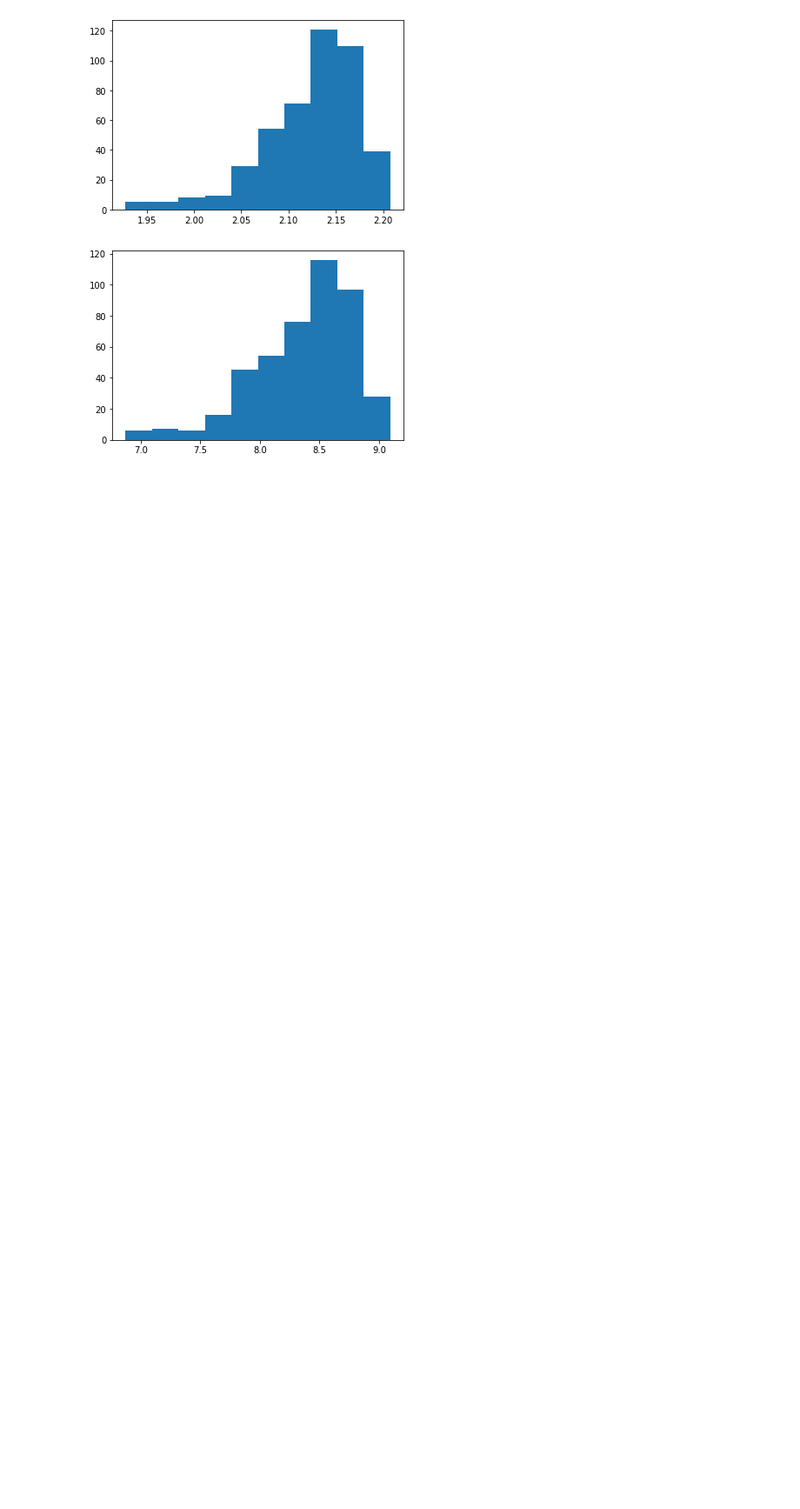
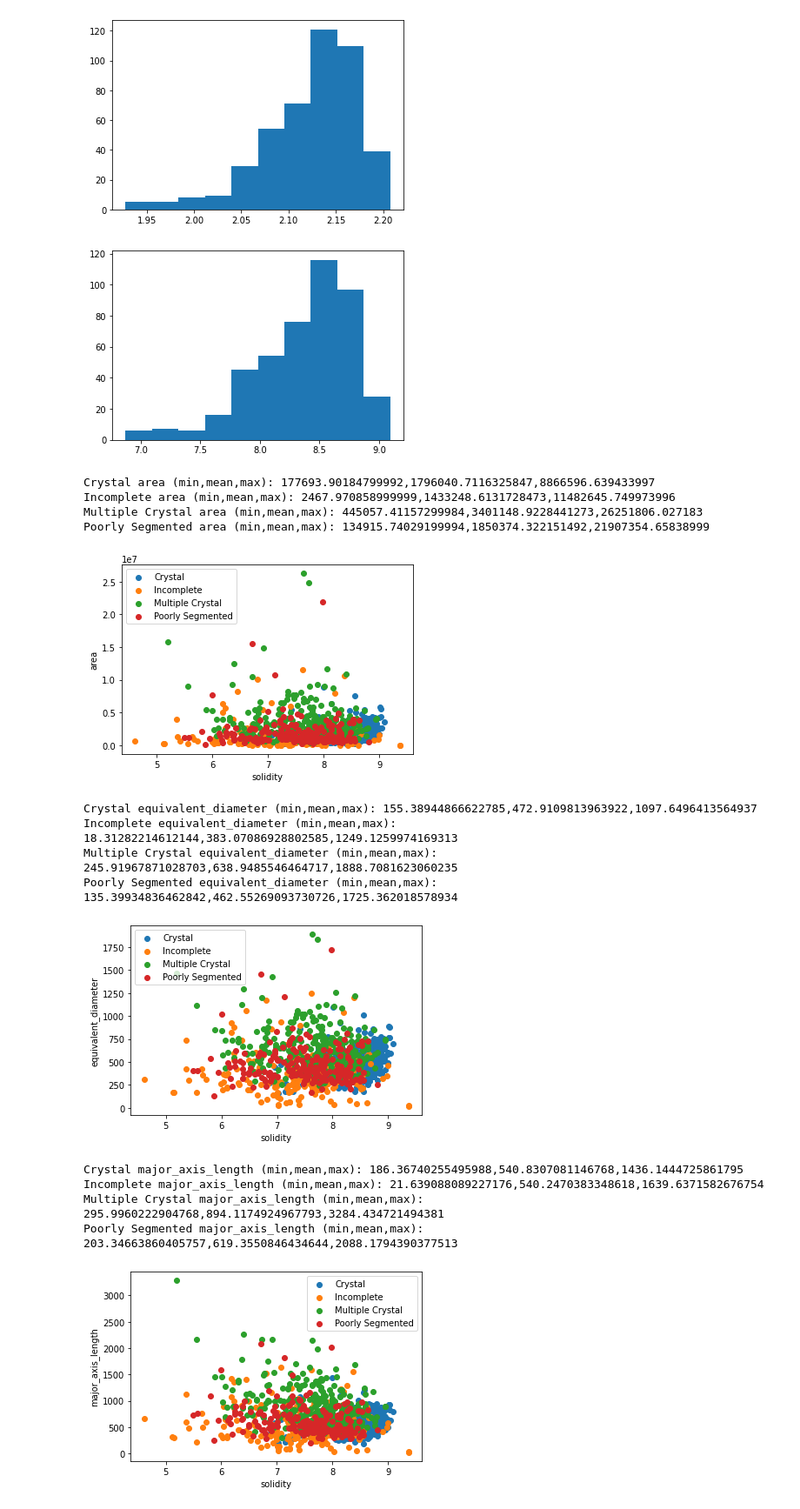
Before and after one commit to jepietryga/colloidalcrystal_ml, a Jupyter notebook: Notebooks/DataViewing_OverviewFigures.ipynb, the cells around one changed output. Shown at 87% size. Cells and saved outputs as stored; diff of their text form; code cells hidden in the pictures; blank space fills up the shorter version.

```diff
--- a/Notebooks/CC_DataViewing.ipynb
+++ b/Notebooks/DataViewing_OverviewFigures.ipynb
@@ -6,7 +6,7 @@ import matplotlib.pyplot as plt
 import numpy as np
 import seaborn as sn
 
-filename = 'S_MF_data.csv'#'salvaged_RC_data.csv'#'dataset_072522.csv'
+filename = '../Results/training_data.csv'#'salvaged_RC_data.csv'#'dataset_072522.csv'
 df = pd.read_csv(filename)
 
 label="Labels"
@@ -172,31 +172,47 @@ for feature in feature_list:
         ydata=segregated_data[ylabel]
         plt.scatter(xdata,ydata)
         plt.xlabel(xlabel)
         plt.ylabel(ylabel)
         plt.legend(label_list)
         print(f'{label} {feature} (min,mean,max): {np.min(ydata)},{np.average(ydata)},{np.max(ydata)}')
     plt.show()
 
 
 features=['area',
 #        'equivalent_diameter',
 #        'orientation',
     'major_axis_length',
     'minor_axis_length',
     'perimeter',
         'min_intensity',
         'mean_intensity',
         'max_intensity',
     'solidity',
     'major_axis_length/minor_axis_length',
     'perimeter/major_axis_length',
     'perimeter/minor_axis_length',
-          'feret_diameter',
+          'feret_diameter_max',
       'moments_hu-0',
       'moments_hu-1',
       'moments_hu-2',
       'moments_hu-3',
       'moments_hu-4',
       'moments_hu-5',
       'moments_hu-6',
          ]
+# %% [output]
+Crystal area (min,mean,max): 177693.90184799992,1796040.7116325847,8866596.639433997
+Incomplete area (min,mean,max): 2467.970858999999,1433248.6131728473,11482645.749973996
+Multiple Crystal area (min,mean,max): 445057.41157299984,3401148.9228441273,26251806.027183
+Poorly Segmented area (min,mean,max): 134915.74029199994,1850374.322151492,21907354.65838999
+[figure, added]
+Crystal equivalent_diameter (min,mean,max): 155.38944866622785,472.9109813963922,1097.6496413564937
+Incomplete equivalent_diameter (min,mean,max): 18.31282214612144,383.07086928802585,1249.1259974169313
+Multiple Crystal equivalent_diameter (min,mean,max): 245.91967871028703,638.9485546464717,1888.7081623060235
+Poorly Segmented equivalent_diameter (min,mean,max): 135.39934836462842,462.55269093730726,1725.362018578934
+[figure, added]
+Crystal major_axis_length (min,mean,max): 186.36740255495988,540.8307081146768,1436.1444725861795
+Incomplete major_axis_length (min,mean,max): 21.639088089227176,540.2470383348618,1639.6371582676754
+Multiple Crystal major_axis_length (min,mean,max): 295.9960222904768,894.1174924967793,3284.434721494381
+Poorly Segmented major_axis_length (min,mean,max): 203.34663860405757,619.3550846434644,2088.1794390377513
+[figure, added]
```
Also changed, not shown: parts of 3 cells of this notebook, 8 other files.
